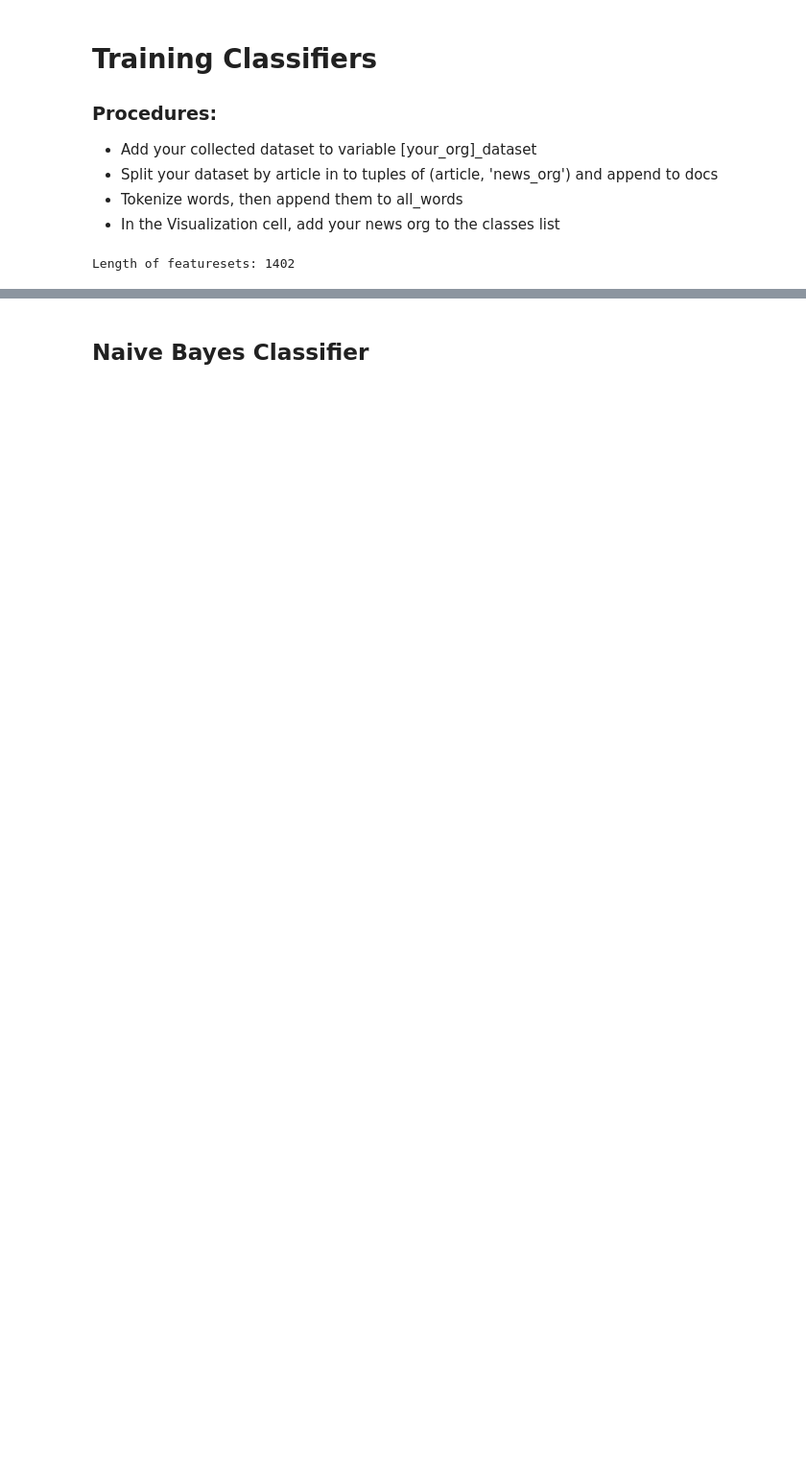
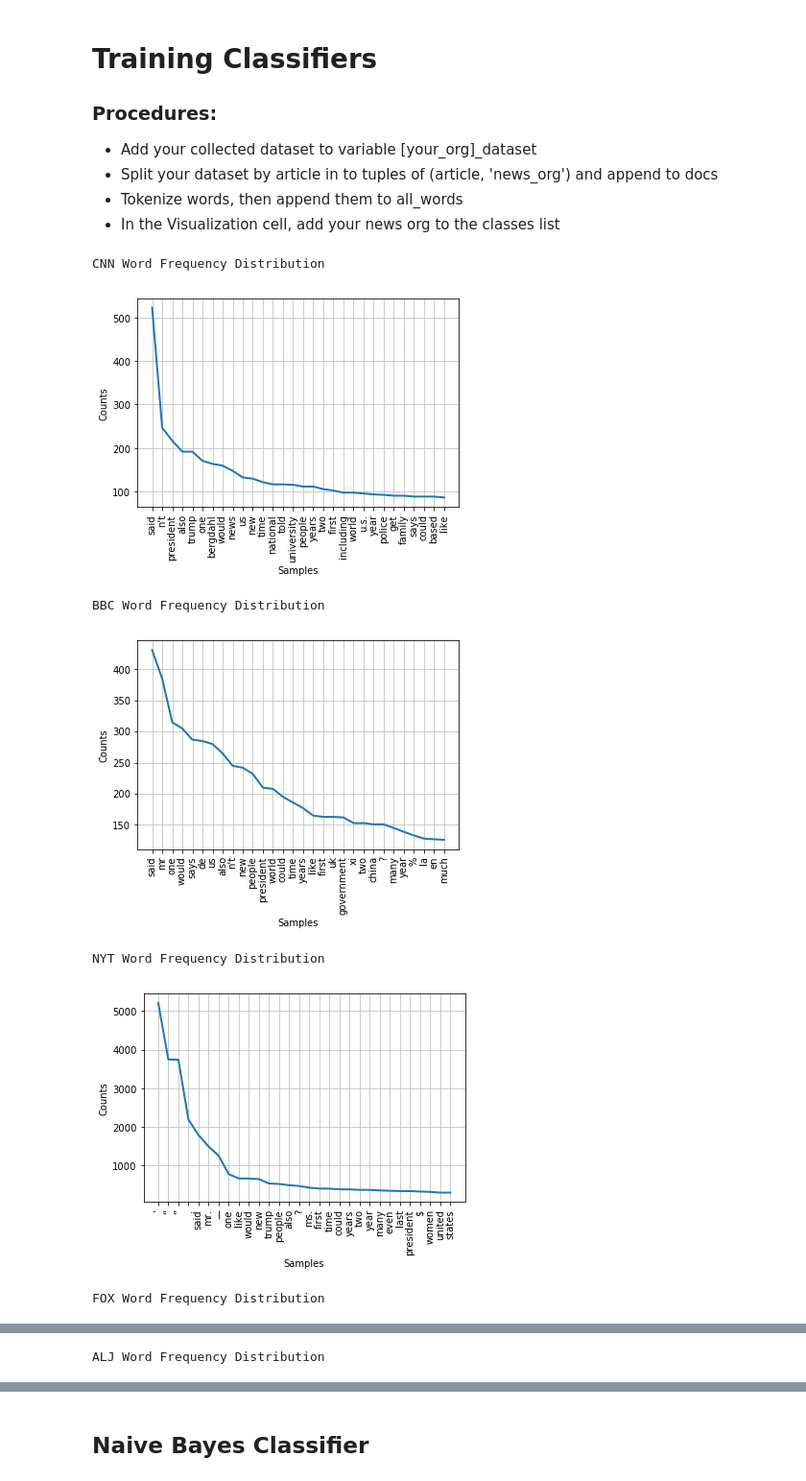
Before and after one commit to blkilpatrick42/articleClassifier, a Jupyter notebook: TrainClassifiers.ipynb, the cells around one changed output, grey strips where cells are left out. Shown at 96% size. Cells and saved outputs as stored; diff of their text form; code cells hidden in the pictures; blank space fills up the shorter version.

Commit message:
Add Cleaner Data, SGD informative features

```diff
--- a/TrainClassifiers.ipynb
+++ b/TrainClassifiers.ipynb
@@ -6,13 +6,14 @@
 - Tokenize words, then append them to all_words
 - In the Visualization cell, add your news org to the classes list
 # %%
+# -*- coding: utf-8 -*-
+
 import nltk
 import random
 import numpy
 import scipy
+import pickle
 from nltk.corpus import stopwords
-from nltk.classify import SklearnClassifier
-from sklearn.linear_model import LogisticRegression, SGDClassifier
 
 #############################################
 # ADD YOUR DATASET HERE
@@ -24,18 +25,9 @@ alj_dataset = open('./Datasets/clean_alj_dataset', 'r', encoding='utf-8').read()
 
 #############################################
 
-#def clean_dataset(dataset):
-#    cleanset = []
-#    for word in dataset:
-#        if word not in stopwords:
-#            cleanset.append(word)
-#    return cleanset
-
-#cnn_cleanset = clean_dataset(cnn_dataset)
-#bbc_cleanset = clean_dataset(bbc_dataset)
 
 docs = []
-all_words = []
+all_words = set()
 
 #################################################
 # APPEND TUPLES TO DOC
@@ -63,39 +55,62 @@ nyt_words = nltk.word_tokenize(nyt_dataset)
 fox_words = nltk.word_tokenize(fox_dataset)
 alj_words = nltk.word_tokenize(alj_dataset)
 
+print("CNN Word Frequency Distribution")
+fd = nltk.FreqDist(cnn_words)
+fd.plot(30)
+print("BBC Word Frequency Distribution")
+fd = nltk.FreqDist(bbc_words)
+fd.plot(30)
+print("NYT Word Frequency Distribution")
+fd = nltk.FreqDist(nyt_words)
+fd.plot(30)
+print("FOX Word Frequency Distribution")
+fd = nltk.FreqDist(fox_words)
+fd.plot(30)
+print("ALJ Word Frequency Distribution")
+fd = nltk.FreqDist(alj_words)
+fd.plot(30)
+
 # APPEND LOWERCASE WORDS TO ALL WORDS
 for w in cnn_words:
-    all_words.append(w.lower())
+    all_words.add(w.lower())
 
 for w in bbc_words:
-    all_words.append(w.lower())
+    all_words.add(w.lower())
 
 for w in nyt_words:
-    all_words.append(w.lower())
+    all_words.add(w.lower())
 
 for w in fox_words:
-    all_words.append(w.lower())
+    all_words.add(w.lower())
 
 for w in alj_words:
-    all_words.append(w.lower())
+    all_words.add(w.lower())
 
 ###################################################
 
 all_words = nltk.FreqDist(all_words)
 word_features = list(all_words.keys())
 
 def find_features(doc):
     words = nltk.word_tokenize(doc)
     features = {}
     for w in word_features:
         features[w] = (w in words)
     return features
 
 featuresets = [(find_features(art), org) for (art, org) in docs]
 random.shuffle(featuresets)
 
 # CHANGE SIZE OF TRAINING AND TESTING SETS HOW YOU SEE FIT
 print('Length of featuresets:', len(featuresets))
+pickle.dump( featuresets, open( "Featuresets/featuresets.pickle", "wb" ) )
 train_set, test_set = featuresets[200:], featuresets[:200]
 # %% [output]
-Length of featuresets: 1402
+CNN Word Frequency Distribution
+[figure, added]
+BBC Word Frequency Distribution
+[figure, added]
+NYT Word Frequency Distribution
+[figure, added]
+FOX Word Frequency Distribution
@@ -101,0 +118 @@ Length of featuresets: 1402
+ALJ Word Frequency Distribution
```
Also changed, not shown: parts of 7 cells of this notebook, 10 other files.
